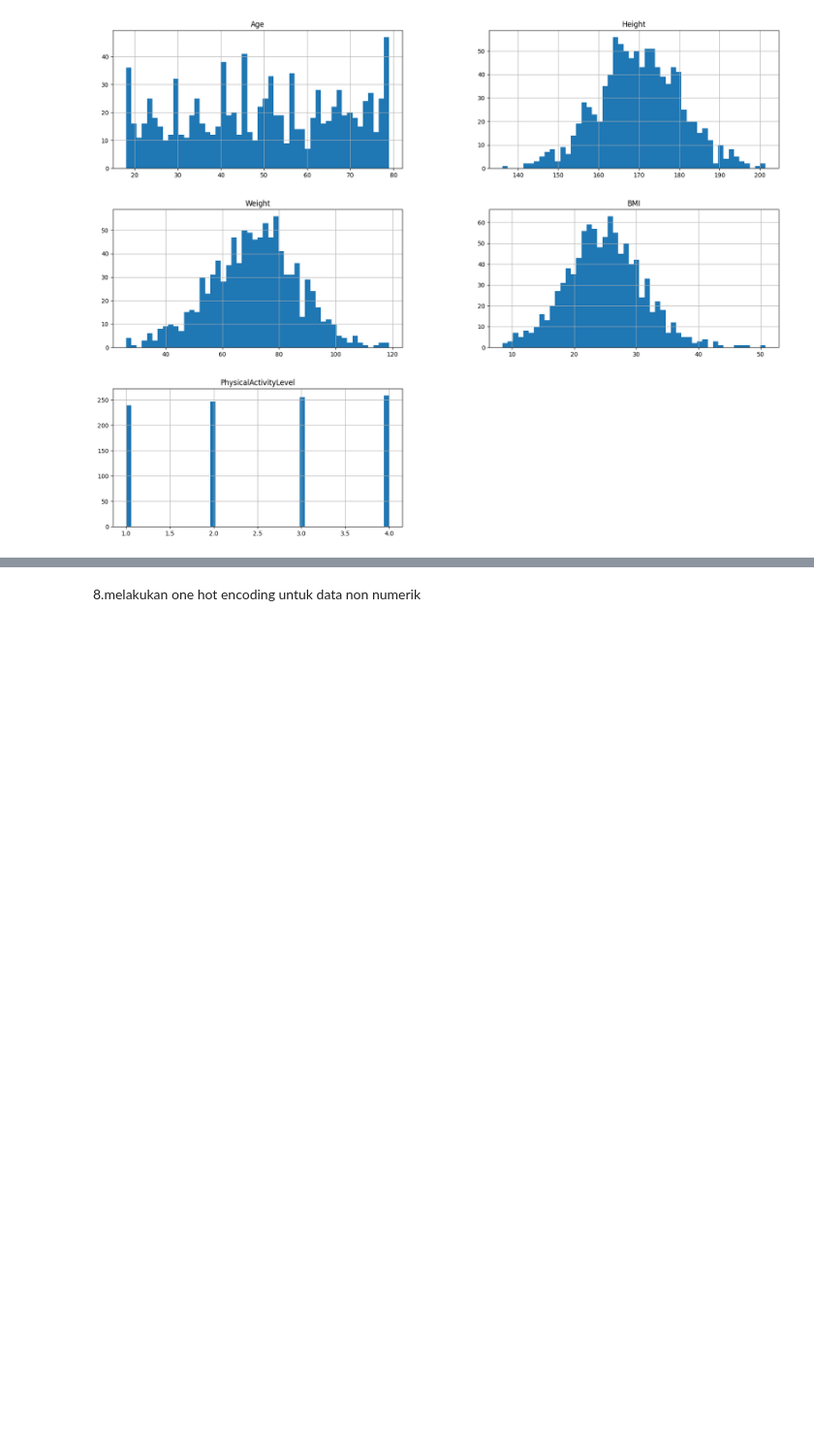
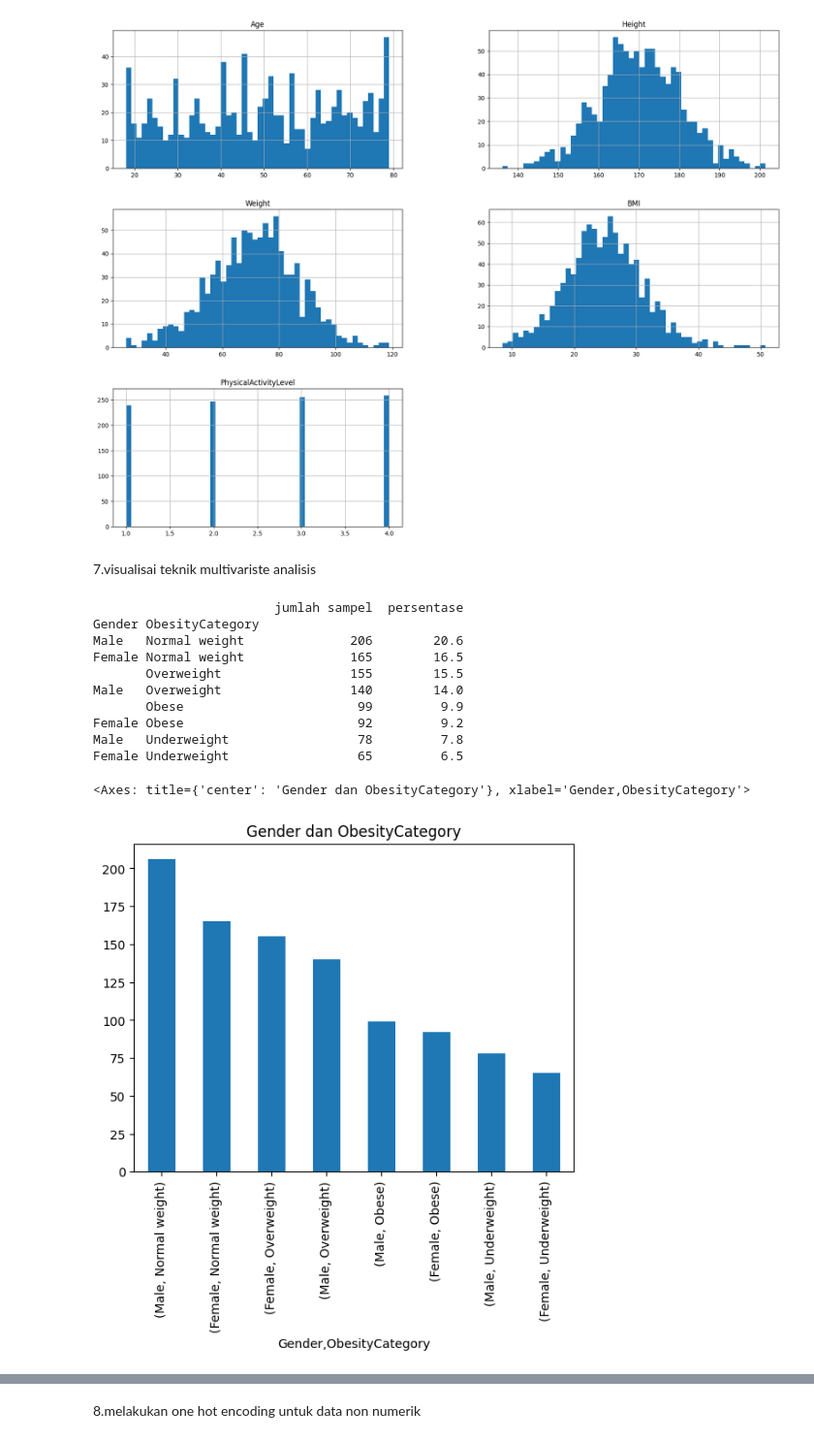
Before and after one commit to ZedGred/ZedGred, a Jupyter notebook: proyek_predictive_analytic.ipynb, the cells around one changed output, grey strips where cells are left out. Shown at 97% size. Drawn from its saved outputs; the diff is of its cells as text; code cells hidden in the pictures; blank space fills up the shorter version.

```diff
--- a/proyek_predictive_analytic.ipynb
+++ b/proyek_predictive_analytic.ipynb
@@ -117,3 +109,25 @@ obes.hist(bins=50, figsize=(20,15))
 plt.show()
 # %% [output]
 [figure]
+# %% [markdown]
+7.visualisai teknik multivariste analisis
+# %%
+feature = ['Gender','ObesityCategory']
+count = obes[feature].value_counts()
+percent = 100*obes[feature].value_counts(normalize=True)
+df = pd.DataFrame({'jumlah sampel':count, 'persentase':percent.round(1)})
+print(df)
+count.plot(kind='bar', title=' dan '.join(feature))
+# %% [output]
+                        jumlah sampel  persentase
+Gender ObesityCategory
+Male   Normal weight              206        20.6
+Female Normal weight              165        16.5
+       Overweight                 155        15.5
+Male   Overweight                 140        14.0
+       Obese                       99         9.9
+Female Obese                       92         9.2
+Male   Underweight                 78         7.8
+Female Underweight                 65         6.5
+<Axes: title={'center': 'Gender dan ObesityCategory'}, xlabel='Gender,ObesityCategory'>
+[figure, added]
```
Also changed, not shown: parts of 7 cells of this notebook, 2 other files.
